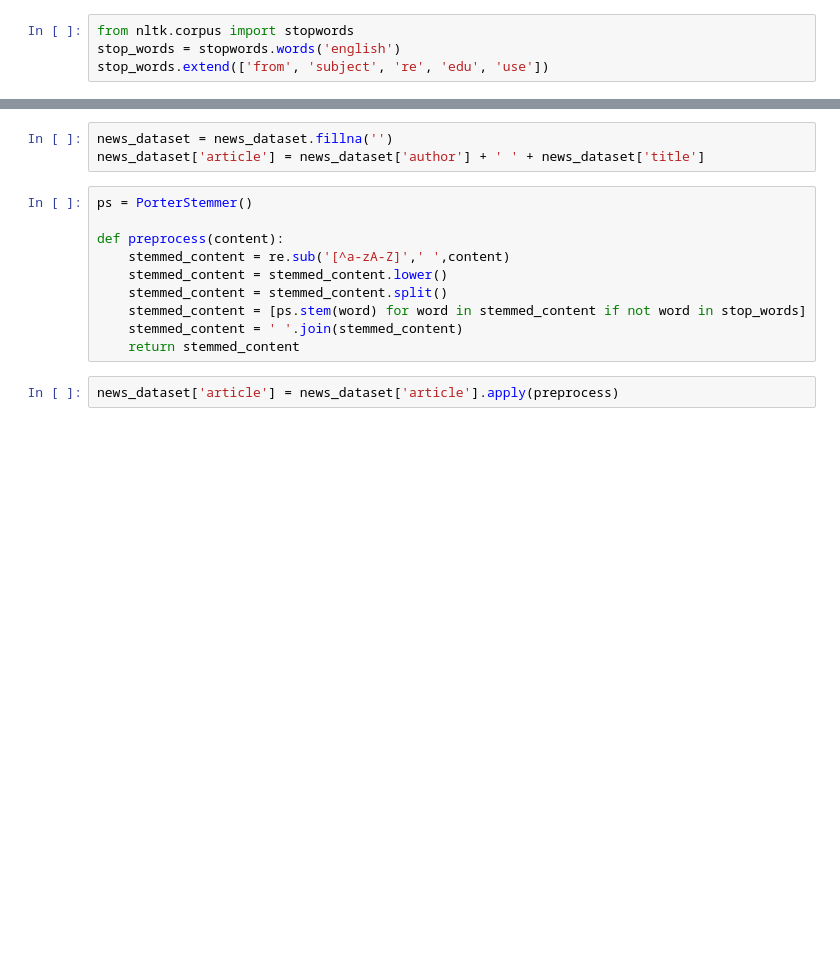
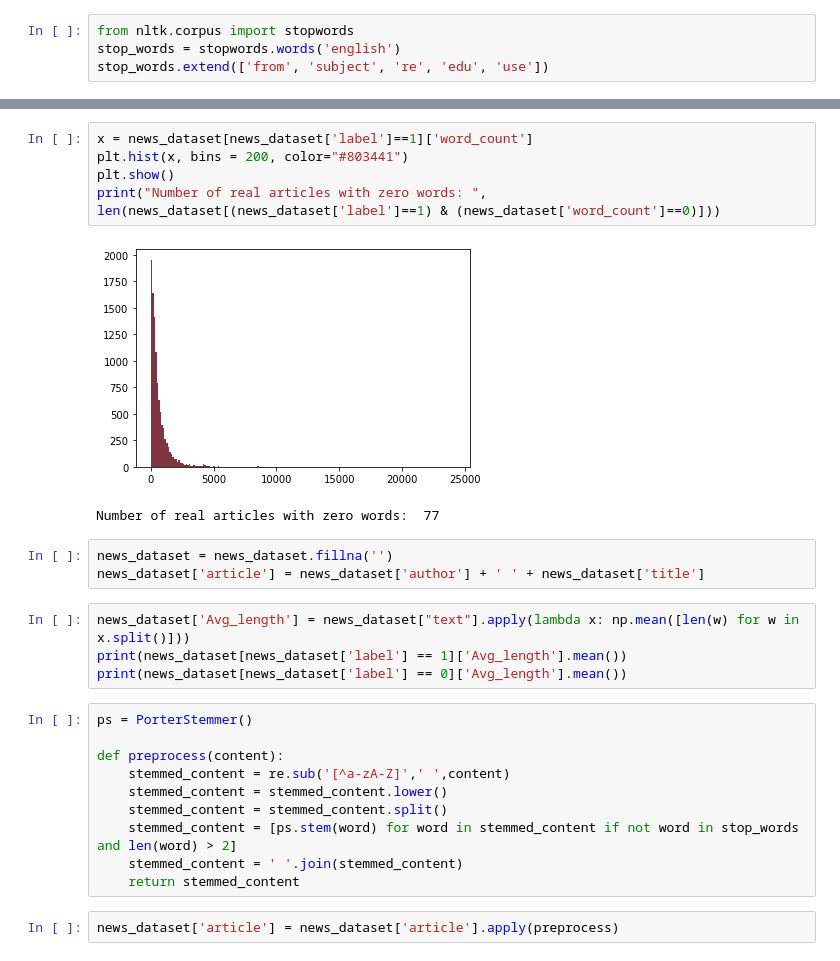
Before and after one commit to baranema/ML-Fake-News, a Jupyter notebook: MLProject.ipynb, the cells around one changed output, grey strips where cells are left out. Drawn from its saved outputs; the diff is of its cells as text; blank space fills up the shorter version.

```diff
--- a/MLProject.ipynb
+++ b/MLProject.ipynb
@@ -47,6 +79,18 @@ stop_words.extend(['from', 'subject', 're', 'edu', 'use'])
+# %%
+x = news_dataset[news_dataset['label']==1]['word_count']
+plt.hist(x, bins = 200, color="#803441")
+plt.show()
+print("Number of real articles with zero words: ", len(news_dataset[(news_dataset['label']==1) & (news_dataset['word_count']==0)]))
+# %% [output]
+[figure, added]
+Number of real articles with zero words:  77
 # %%
 news_dataset = news_dataset.fillna('')
 news_dataset['article'] = news_dataset['author'] + ' ' + news_dataset['title']
+# %%
+news_dataset['Avg_length'] = news_dataset["text"].apply(lambda x: np.mean([len(w) for w in x.split()]))
+print(news_dataset[news_dataset['label'] == 1]['Avg_length'].mean())
+print(news_dataset[news_dataset['label'] == 0]['Avg_length'].mean())
 # %%
 ps = PorterStemmer()
 
@@ -54,7 +98,7 @@ def preprocess(content):
     stemmed_content = re.sub('[^a-zA-Z]',' ',content)
     stemmed_content = stemmed_content.lower()
     stemmed_content = stemmed_content.split()
-    stemmed_content = [ps.stem(word) for word in stemmed_content if not word in stop_words]
+    stemmed_content = [ps.stem(word) for word in stemmed_content if not word in stop_words and len(word) > 2]
     stemmed_content = ' '.join(stemmed_content)
     return stemmed_content
 # %%
```
Also changed, not shown: parts of 15 cells of this notebook.
